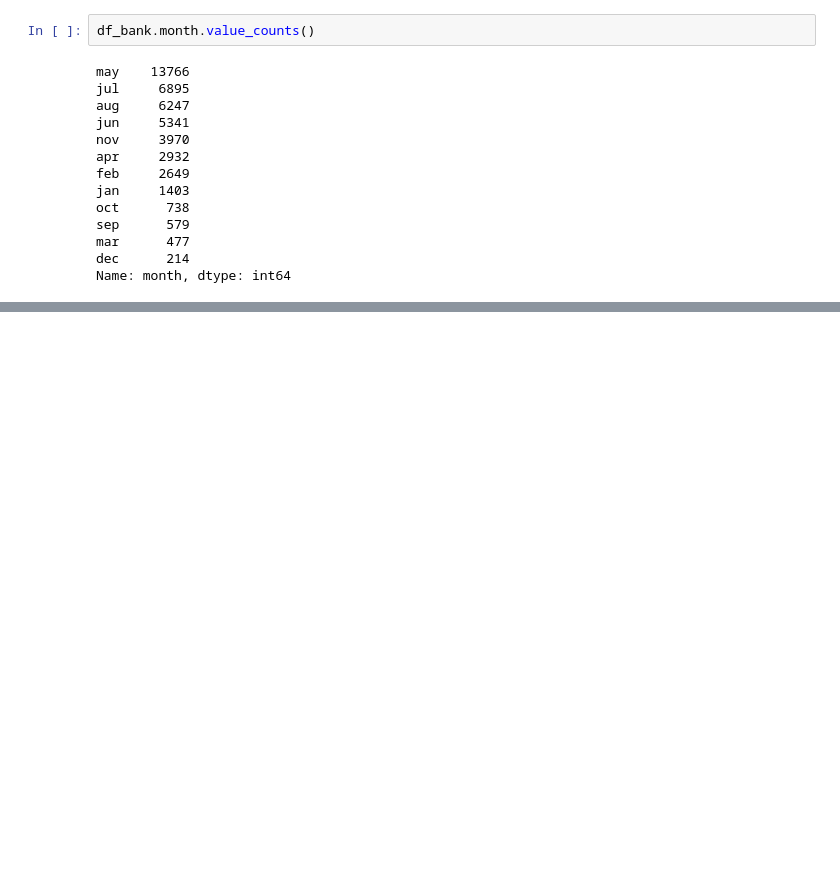
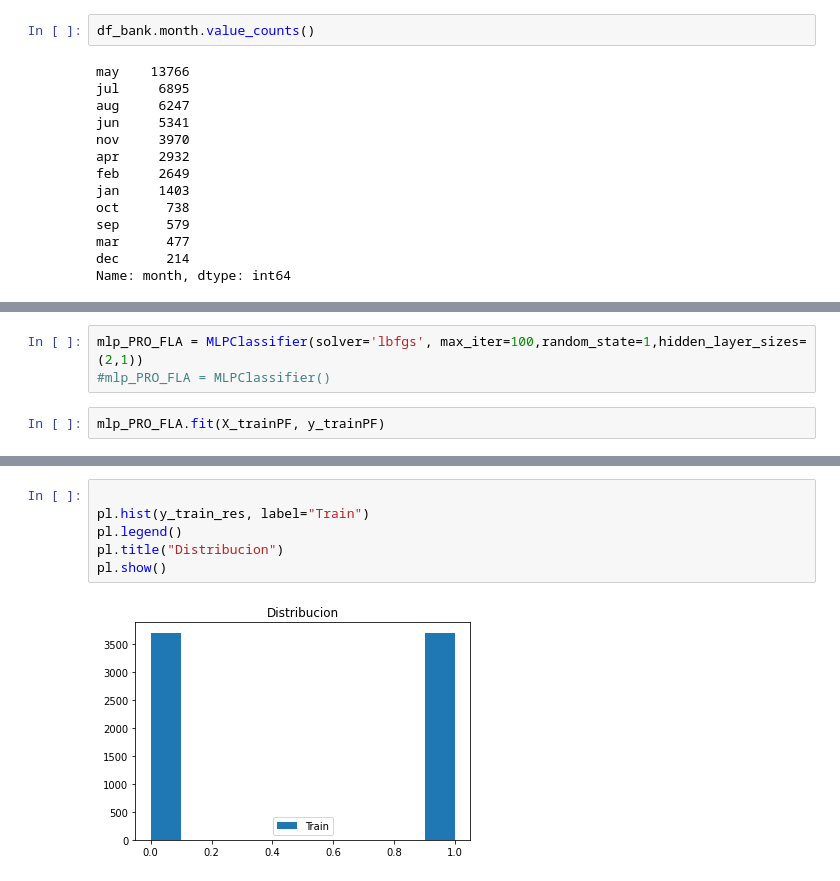
Before and after one commit to leonardo-91/sistemas-inteligentes, a Jupyter notebook: Proyecto_Final_Sistemas_Inteligentes.ipynb, the cells around one changed output, grey strips where cells are left out. Drawn from its saved outputs; the diff is of its cells as text; blank space fills up the shorter version.

```diff
--- a/Proyecto_Final_Sistemas_Inteligentes.ipynb
+++ b/Proyecto_Final_Sistemas_Inteligentes.ipynb
@@ -112,0 +591,5 @@ Name: month, dtype: int64
+# %%
+mlp_PRO_FLA = MLPClassifier(solver='lbfgs', max_iter=100,random_state=1,hidden_layer_sizes=(2,1))
+#mlp_PRO_FLA = MLPClassifier()
+# %%
+mlp_PRO_FLA.fit(X_trainPF, y_trainPF)
@@ -112,0 +663,8 @@ Name: month, dtype: int64
+# %%
+
+pl.hist(y_train_res, label="Train")
+pl.legend()
+pl.title("Distribucion")
+pl.show()
+# %% [output]
+[figure, added]
```
Also changed, not shown: parts of 79 cells of this notebook.
